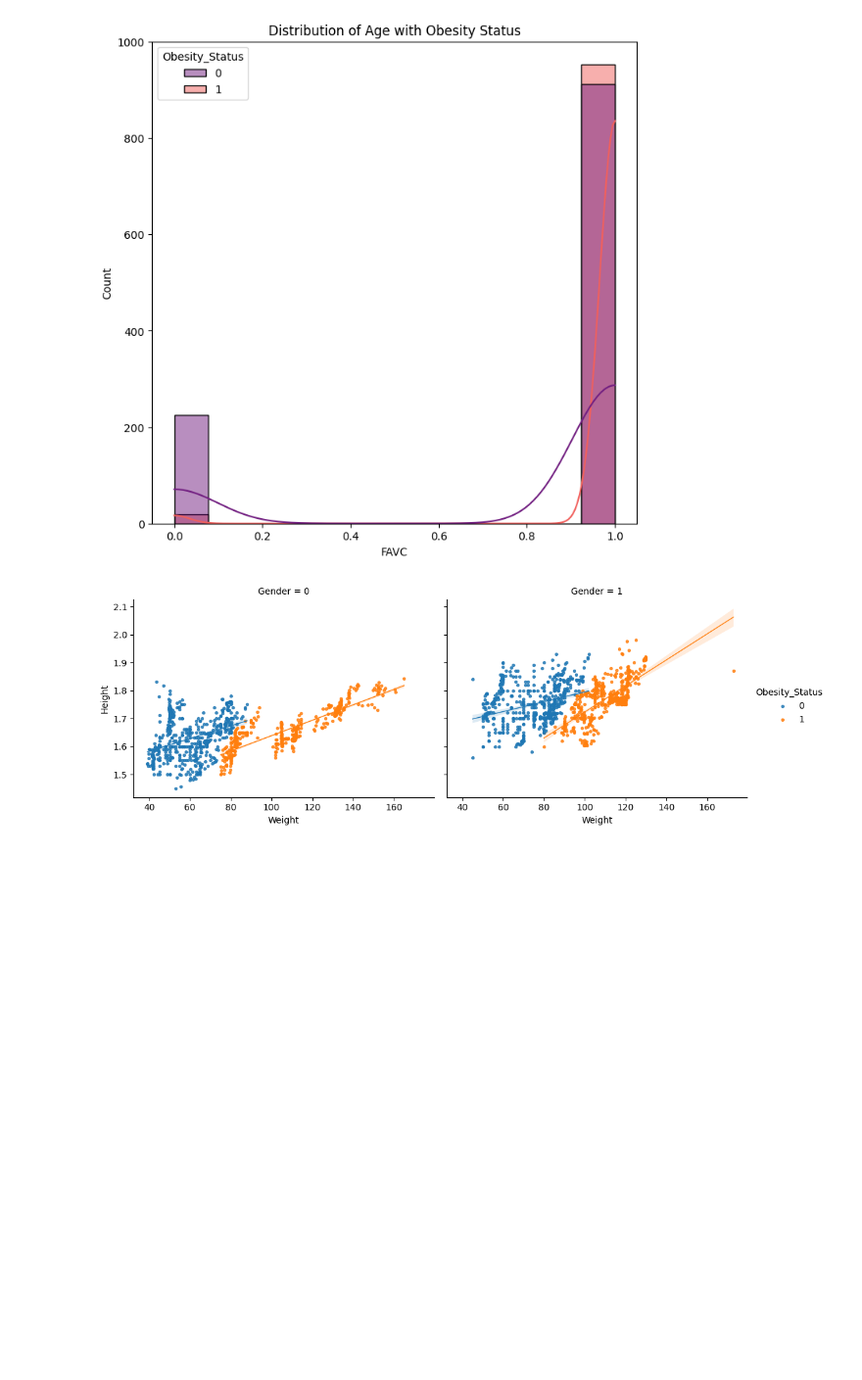
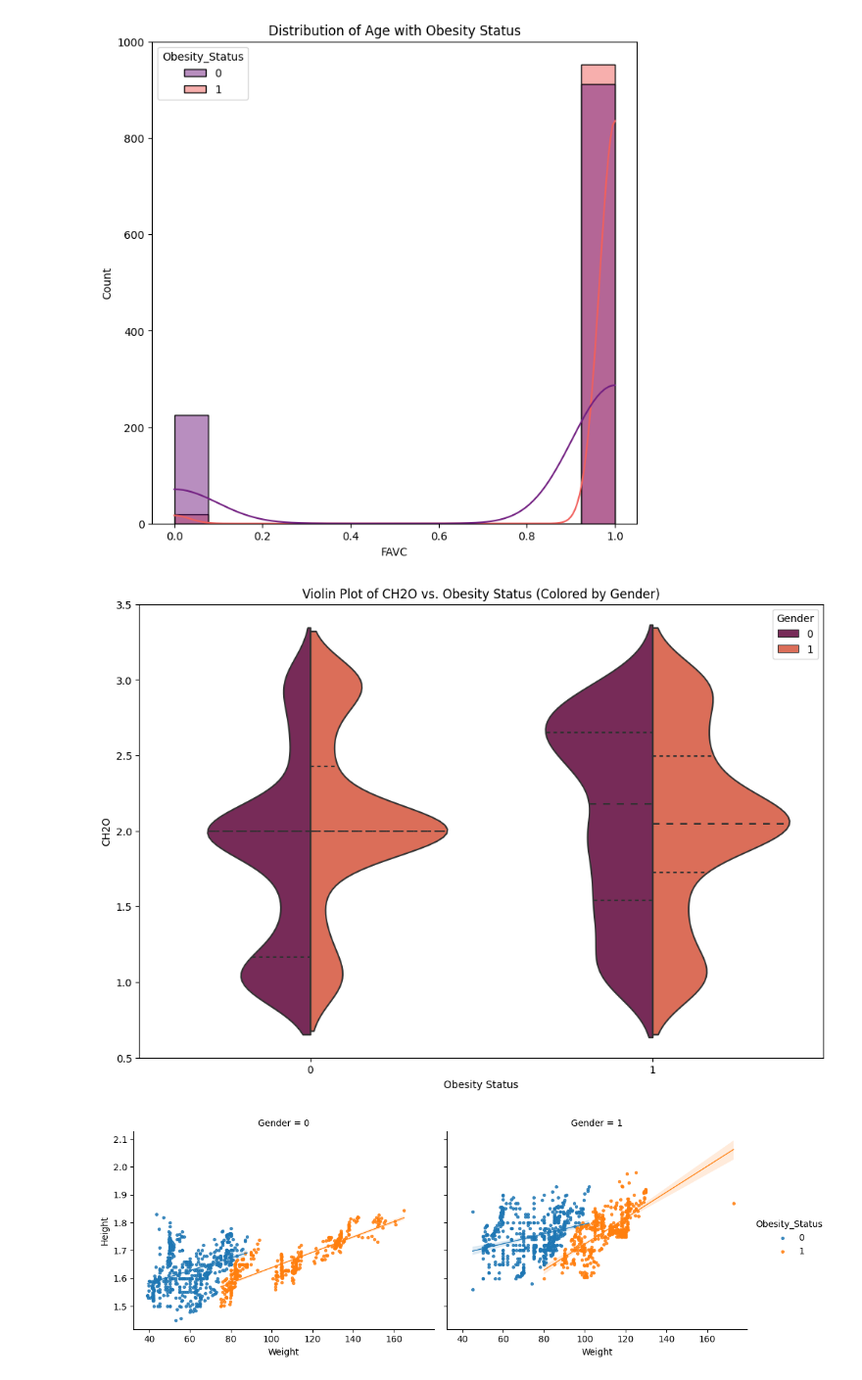
Before and after one commit to Nurbanuak/Presentation_project, a Jupyter notebook: main.ipynb, the cells around one changed output. Shown at 98% size. Saved outputs shown, nothing was run; the diff lists cells and outputs as text; code cells hidden in the pictures; blank space fills up the shorter version.

```diff
--- a/main.ipynb
+++ b/main.ipynb
@@ -433,6 +435,16 @@ plt.title('Distribution of Age with Obesity Status')
 plt.show()
 # %% [output]
 [figure]
+# %%
+plt.figure(figsize=(12, 8))
+sns.violinplot(x='Obesity_Status', y='CH2O', hue='Gender', data= df, split=True, inner='quart', palette='rocket')
+plt.title('Violin Plot of CH2O vs. Obesity Status (Colored by Gender)')
+plt.xlabel('Obesity Status')
+plt.ylabel('CH2O')
+plt.legend(title='Gender')
+plt.show()
+# %% [output]
+[figure, added]
 # %%
 sns.lmplot(
     data= df,
```
Also changed, not shown: parts of 8 cells of this notebook, 1 other file.
